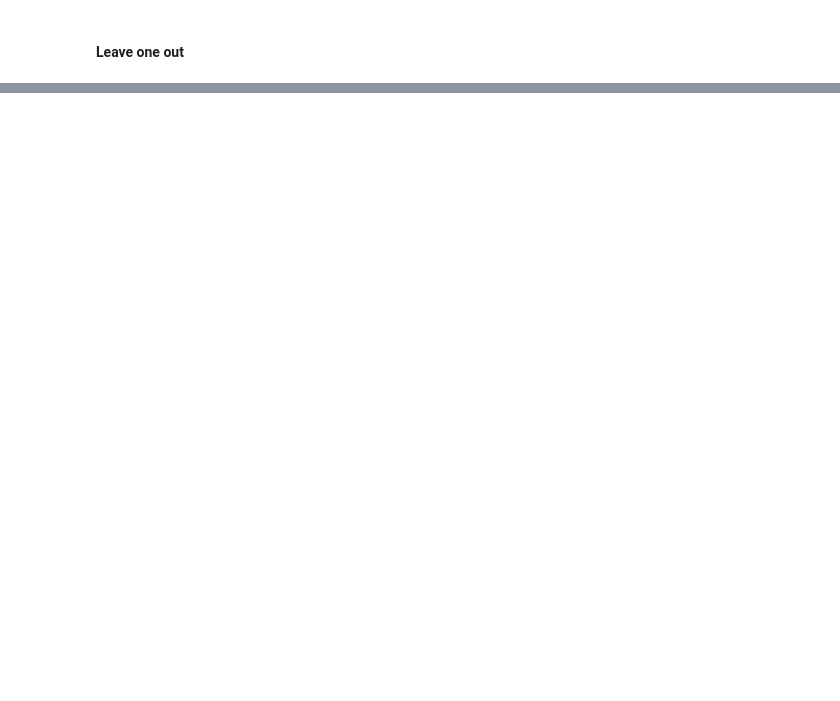
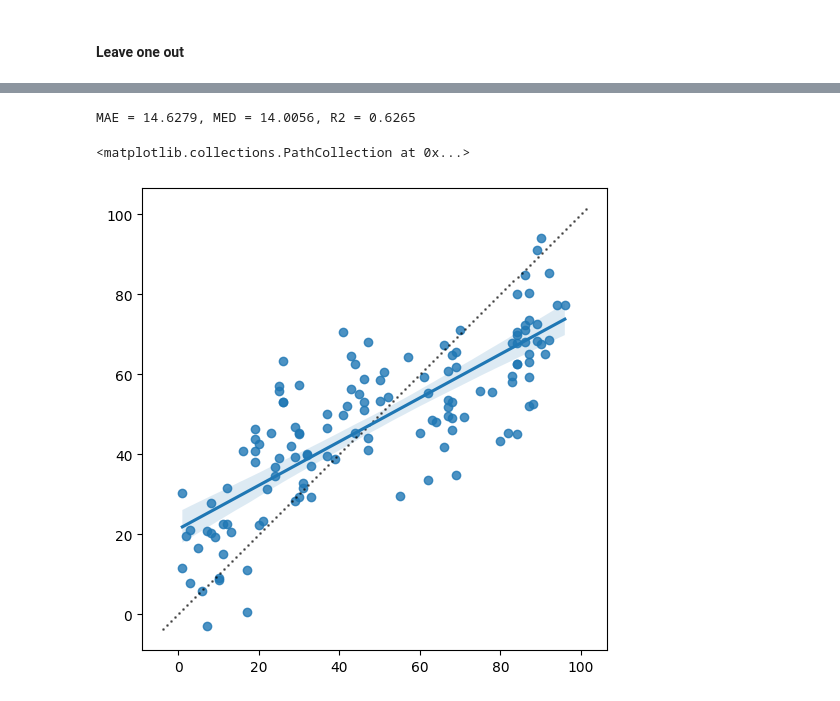
Before and after one commit to Bala-A87/CS6024-Age-prediction, a Jupyter notebook: code/modeling_simple.ipynb, the cells around one changed output, grey strips where cells are left out. Cells and saved outputs as stored; diff of their text form; code cells hidden in the pictures; blank space fills up the shorter version.

Commit message:
Hierachial model

```diff
--- a/code/modeling_simple.ipynb
+++ b/code/modeling_simple.ipynb
@@ -452,7 +457,7 @@ device = 'cpu'
 # %%
 model_hnn = HierarchicalNeuralNetwork().to(device)
 loss_fn = nn.L1Loss()
-optimizer = torch.optim.SGD(params=model_hnn.parameters(), lr=1e-1)
+optimizer = torch.optim.SGD(params=model_hnn.parameters(), lr=1e-3)
 # %%
 EPOCHS=100
 # %%
@@ -497,7 +502,7 @@ Epoch 100/100: MAE = 48.308048248291016
 # %% [markdown]
 #### Leave one out
 # %%
-def train_fn(model_hnn, X_train, Y_train):
+def train_fn(model_hnn, X_train, Y_train, loss_fn, optimizer):
     for epoch in range(EPOCHS):
         for i in range(len(Y_train)):
         # for i in range(1):
@@ -510,12 +515,12 @@ def train_fn(model_hnn, X_train, Y_train):
             loss.backward()
             optimizer.step()
 
-        with torch.inference_mode():
-            # print(torch.tensor(np.array(X_train), dtype=torch.float32).shape, torch.tensor(np.array(Y_train), dtype=torch.float32).reshape(-1, 1).shape)
-            preds = model_hnn(torch.tensor(np.array(X_train), dtype=torch.float32))
-            # print(preds.shape)
-            loss = loss_fn(preds, torch.tensor(np.array(Y_train), dtype=torch.float32).reshape(-1,))
-            print(f'Epoch {epoch+1}/{EPOCHS}: MAE = {loss}')
+        # with torch.inference_mode():
+        #     # print(torch.tensor(np.array(X_train), dtype=torch.float32).shape, torch.tensor(np.array(Y_train), dtype=torch.float32).reshape(-1, 1).shape)
+        #     preds = model_hnn(torch.tensor(np.array(X_train), dtype=torch.float32))
+        #     # print(preds.shape)
+        #     loss = loss_fn(preds, torch.tensor(np.array(Y_train), dtype=torch.float32).reshape(-1,))
+        #     print(f'Epoch {epoch+1}/{EPOCHS}: MAE = {loss}')
 # %%
 from sklearn.model_selection import LeaveOneOut
 from sklearn.metrics import mean_absolute_error as mae, median_absolute_error as med, r2_score as r2
@@ -533,7 +538,9 @@ train_time, eval_time = 0.0, 0.0
 with catch_warnings():
     simplefilter('ignore')
     for fold, (train_ind, val_ind) in enumerate(splitter.split(data_arr)):
-        model = HierarchicalNeuralNetwork().to(device)
+        model_hnn = HierarchicalNeuralNetwork().to(device)
+        loss_fn = nn.L1Loss()
+        optimizer = torch.optim.SGD(params=model_hnn.parameters(), lr=1e-3)
         X_train = data_arr[train_ind]
         X_val = data_arr[val_ind]
         Y_train = labels_arr[train_ind]
@@ -544,11 +551,11 @@ with catch_warnings():
         print(X_train_sel.shape, Y_train.shape, X_val_sel.shape, Y_val.shape)
 
         start_time = timer()
-        train_fn(model, X_train, Y_train)
+        train_fn(model_hnn, X_train_sel, Y_train, loss_fn, optimizer)
         train_time += timer() - start_time
 
         start_time = timer()
-        pred = model(torch.tensor(X_val_sel, dtype=torch.float32)).reshape(-1,)
+        pred = model_hnn(torch.tensor(X_val_sel, dtype=torch.float32)).reshape(-1,)
         eval_time += timer() - start_time
 
         true_labels.append(Y_val[0])
@@ -563,10 +585,17 @@ RuntimeError: mat1 and mat2 shapes cannot be multiplied (1x20074 and 1000x128)
+# %%
+pred_labels_arr = [x.detach() for x in pred_labels]
 # %%
-mae_val = mae(true_labels, pred_labels)
-med_val = med(true_labels, pred_labels)
-r2_val = r2(true_labels, pred_labels)
+mae_val = mae(true_labels, pred_labels_arr)
+med_val = med(true_labels, pred_labels_arr)
+r2_val = r2(true_labels, pred_labels_arr)
 print(f'MAE = {mae_val:.4f}, MED = {med_val:.4f}, R2 = {r2_val:.4f}')
+# %% [output]
+MAE = 14.6279, MED = 14.0056, R2 = 0.6265
 # %%
 plt.figure(figsize=(6, 6))
-regplot(x=true_labels, y=pred_labels)
+regplot(x=true_labels, y=pred_labels_arr)
 xmin, xmax = plt.xlim()
 plt.scatter(np.arange(xmin, xmax+1), np.arange(xmin, xmax+1), c='black', s=1, alpha=0.5)
+# %% [output]
+<matplotlib.collections.PathCollection at 0x...>
+[figure, added]
```
Also changed, not shown: parts of 5 cells of this notebook.
